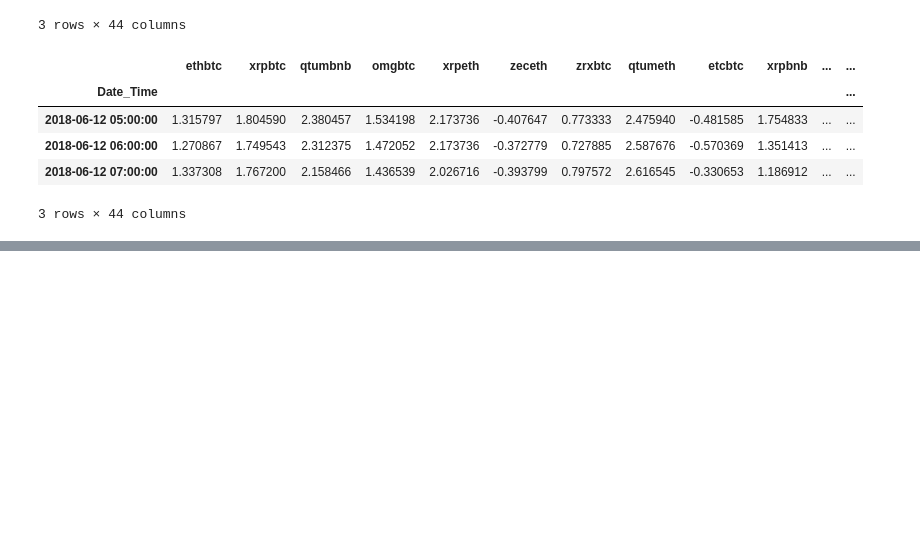
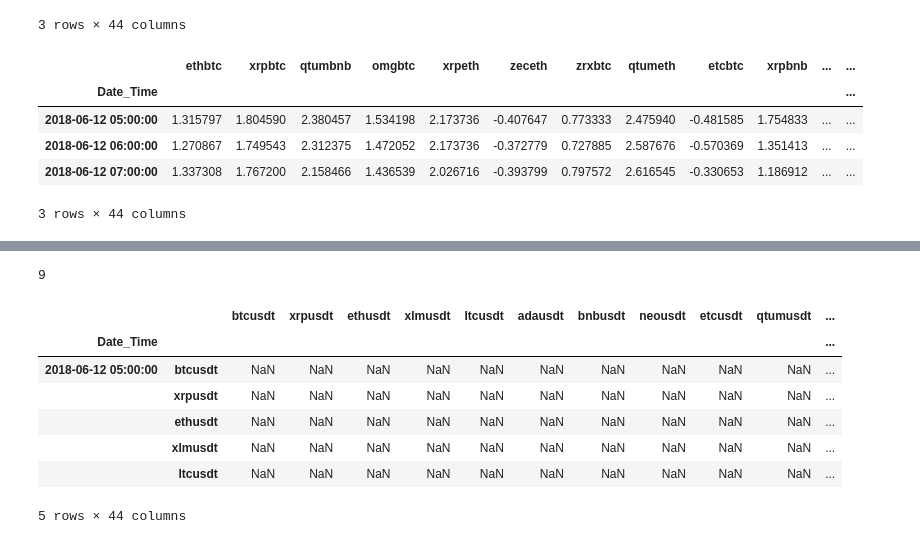
Before and after one commit to madnesspie/binance-correlation-matrix, a Jupyter notebook: correlation-matrix.ipynb, the cells around one changed output, grey strips where cells are left out. Saved outputs shown, nothing was run; the diff lists cells and outputs as text; code cells hidden in the pictures; blank space fills up the shorter version.

```diff
--- a/correlation-matrix.ipynb
+++ b/correlation-matrix.ipynb
@@ -162,0 +253,15 @@ plot_corr(corr)
+# %%
+len(rolling_dataframes)
+# %% [output]
+9
+# %%
+rolling_dataframes[0].corr().head()
+# %% [output]
+|  |  | btcusdt | xrpusdt | ethusdt | xlmusdt | ltcusdt | adausdt | bnbusdt | neousdt | etcusdt | qtumusdt | ... |
+| Date_Time |  |  |  |  |  |  |  |  |  |  |  | ... |
+| 2018-06-12 05:00:00 | btcusdt | NaN | NaN | NaN | NaN | NaN | NaN | NaN | NaN | NaN | NaN | ... |
+|  | xrpusdt | NaN | NaN | NaN | NaN | NaN | NaN | NaN | NaN | NaN | NaN | ... |
+|  | ethusdt | NaN | NaN | NaN | NaN | NaN | NaN | NaN | NaN | NaN | NaN | ... |
+|  | xlmusdt | NaN | NaN | NaN | NaN | NaN | NaN | NaN | NaN | NaN | NaN | ... |
+|  | ltcusdt | NaN | NaN | NaN | NaN | NaN | NaN | NaN | NaN | NaN | NaN | ... |
+5 rows × 44 columns
```
Also changed, not shown: parts of 21 cells of this notebook.
